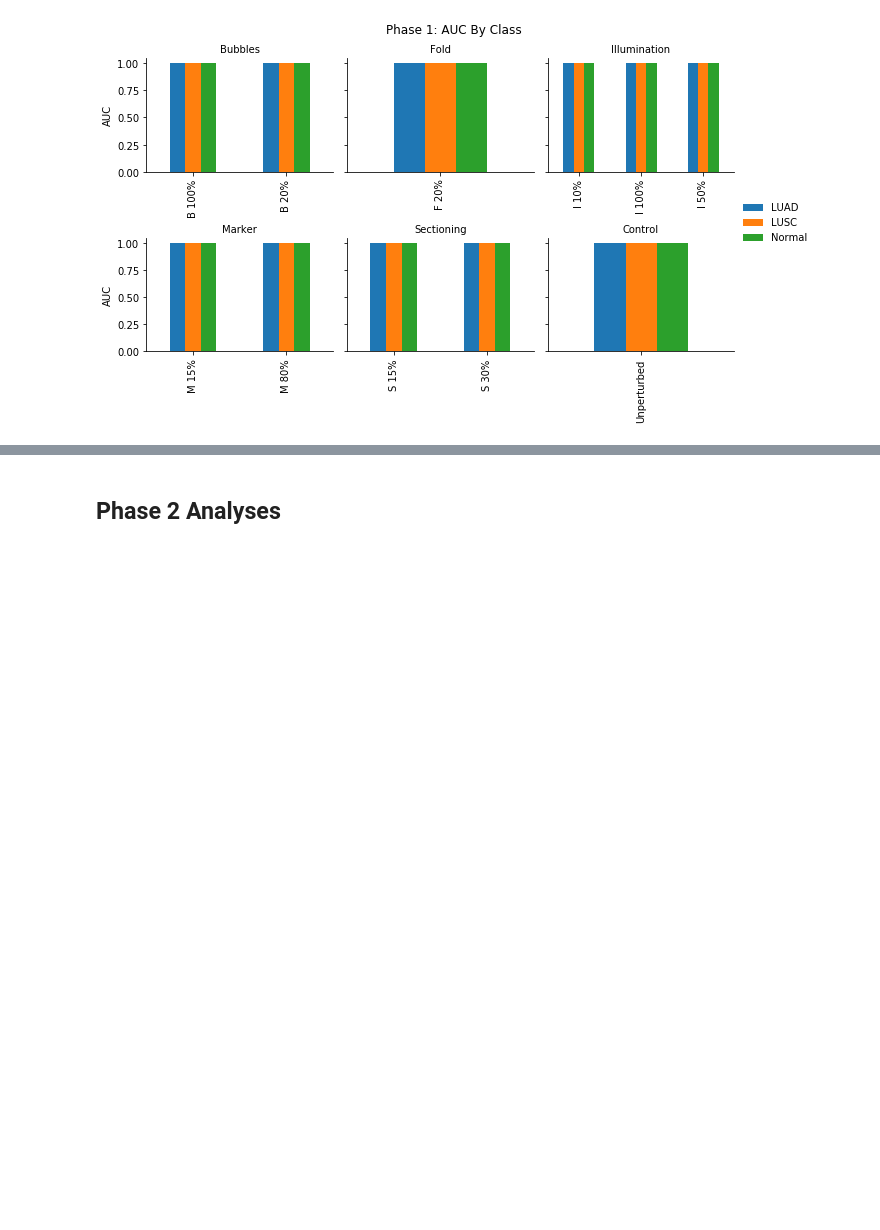
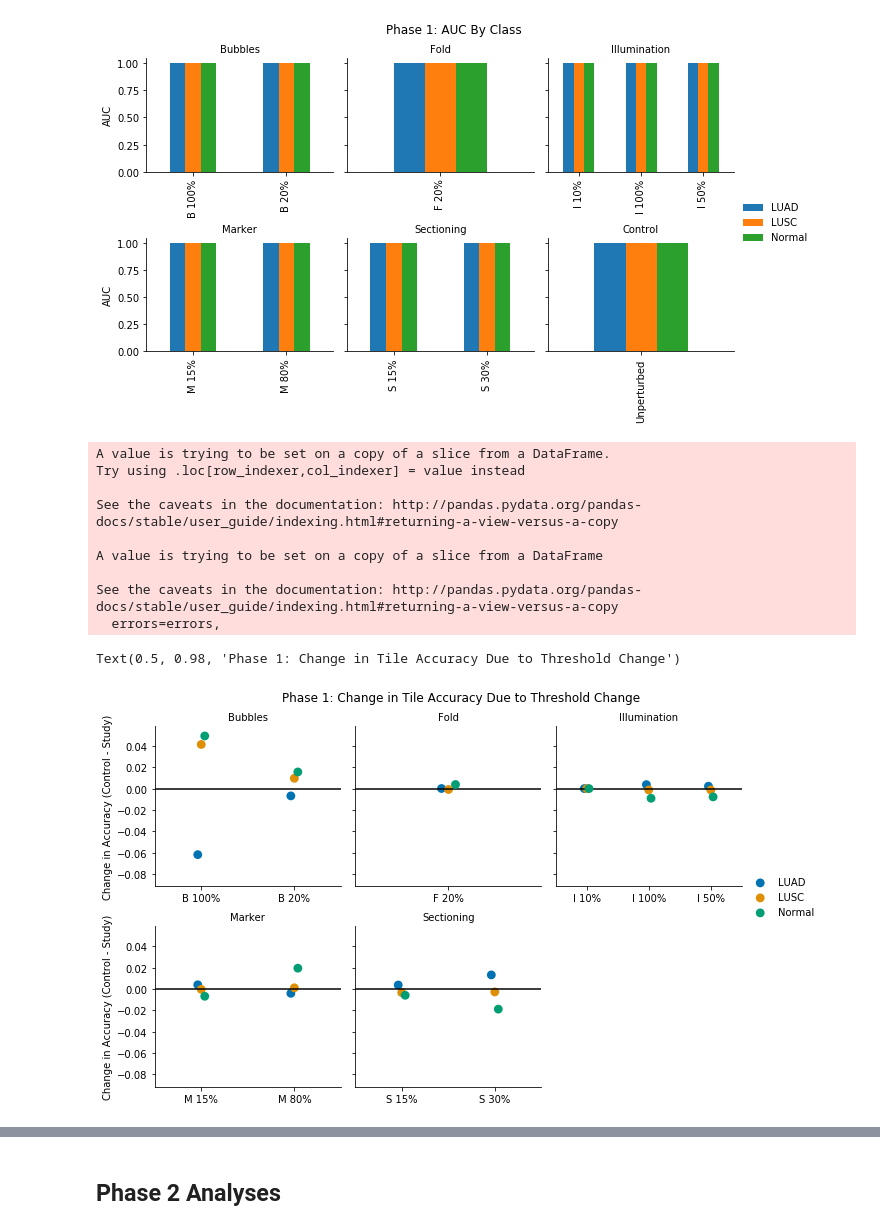
Before and after one commit to Systems-Imaging-Bioinformatics-Lab/histopath_failure_modes, a Jupyter notebook: Results.ipynb, the cells around one changed output, grey strips where cells are left out. Saved outputs shown, nothing was run; the diff lists cells and outputs as text; code cells hidden in the pictures; blank space fills up the shorter version.

Commit message:
Update results and parsers to do threshold analysis

```diff
--- a/Results.ipynb
+++ b/Results.ipynb
@@ -143,3 +144,47 @@ plt.suptitle("Phase 1: AUC By Class")
 # %% [output]
 Text(0.5, 0.98, 'Phase 1: AUC By Class')
 [figure]
+# %%
+def threshold_analysis(probs,auc):
+# Calculate accuracies depending on threshold
+    x = probs[["study","group","class","normal_prob","luad_prob","lusc_prob"]].melt(id_vars=["study","group","class"]).rename(columns=  {"class":"true_class"})
+    x["prob_class"] = x["variable"].str[:-5]
+    y = auc[["study","class","best_thresh"]]
+    y["thresh_class"] = y["class"].str.lower()
+    y.drop(columns="class",inplace=True)
+    merged = x.merge(y,left_on=["study","prob_class"],right_on=["study","thresh_class"])
+    merged["is_class"] = merged["value"] > merged["best_thresh"]
+    merged["is_true"] = merged["true_class"].str.lower() == merged["prob_class"]
+    study_thresh_acc = merged.groupby(["study","group","true_class"]).apply(lambda x: accuracy_score(y_true=x["is_true"],y_pred=x["is_class"]))
+    merged = x.merge(y[y["study"]=="Unperturbed"][["thresh_class","best_thresh"]],left_on=["prob_class"],right_on=["thresh_class"])
+    merged["is_class"] = merged["value"] > merged["best_thresh"]
+    merged["is_true"] = merged["true_class"].str.lower() == merged["prob_class"]
+    ctrl_thresh_acc = merged.groupby(["study","group","true_class"]).apply(lambda x: accuracy_score(y_true=x["is_true"],y_pred=x["is_class"]))
+    relative_acc = pd.DataFrame({"study_acc":study_thresh_acc,"ctrl_acc":ctrl_thresh_acc}).reset_index()
+    relative_acc["delta_acc"] = relative_acc["ctrl_acc"] - relative_acc["study_acc"]
+    return relative_acc
+# %%
+tile_relative_auc = threshold_analysis(phase1_tile_probs,phase1_tile_auc)
+g = sns.FacetGrid(tile_relative_auc[tile_relative_auc["group"]!="Control"], col="group",sharex=False,col_wrap=3)
+g.map_dataframe(sns.pointplot,join=False,dodge=True, x="study", y="delta_acc",hue="true_class",palette="colorblind",hue_order=["LUAD","LUSC","Normal"])
+def plot_0_line(**kwargs):
+    plt.axhline(y=0,**kwargs)
+g.map(plot_0_line,color="black")
+g.add_legend()
+g.set_titles("{col_name}")
+g.set_ylabels("Change in Accuracy (Control - Study)")
+g.set_xlabels("")
+plt.subplots_adjust(top=0.9)
+plt.suptitle("Phase 1: Change in Tile Accuracy Due to Threshold Change")
+# %% [output]
+A value is trying to be set on a copy of a slice from a DataFrame.
+Try using .loc[row_indexer,col_indexer] = value instead
+
+See the caveats in the documentation: http://pandas.pydata.org/pandas-docs/stable/user_guide/indexing.html#returning-a-view-versus-a-copy
+
+A value is trying to be set on a copy of a slice from a DataFrame
+
+See the caveats in the documentation: http://pandas.pydata.org/pandas-docs/stable/user_guide/indexing.html#returning-a-view-versus-a-copy
+  errors=errors,
+Text(0.5, 0.98, 'Phase 1: Change in Tile Accuracy Due to Threshold Change')
+[figure, added]
```
Also changed, not shown: parts of 2 cells of this notebook, 1 other file.
